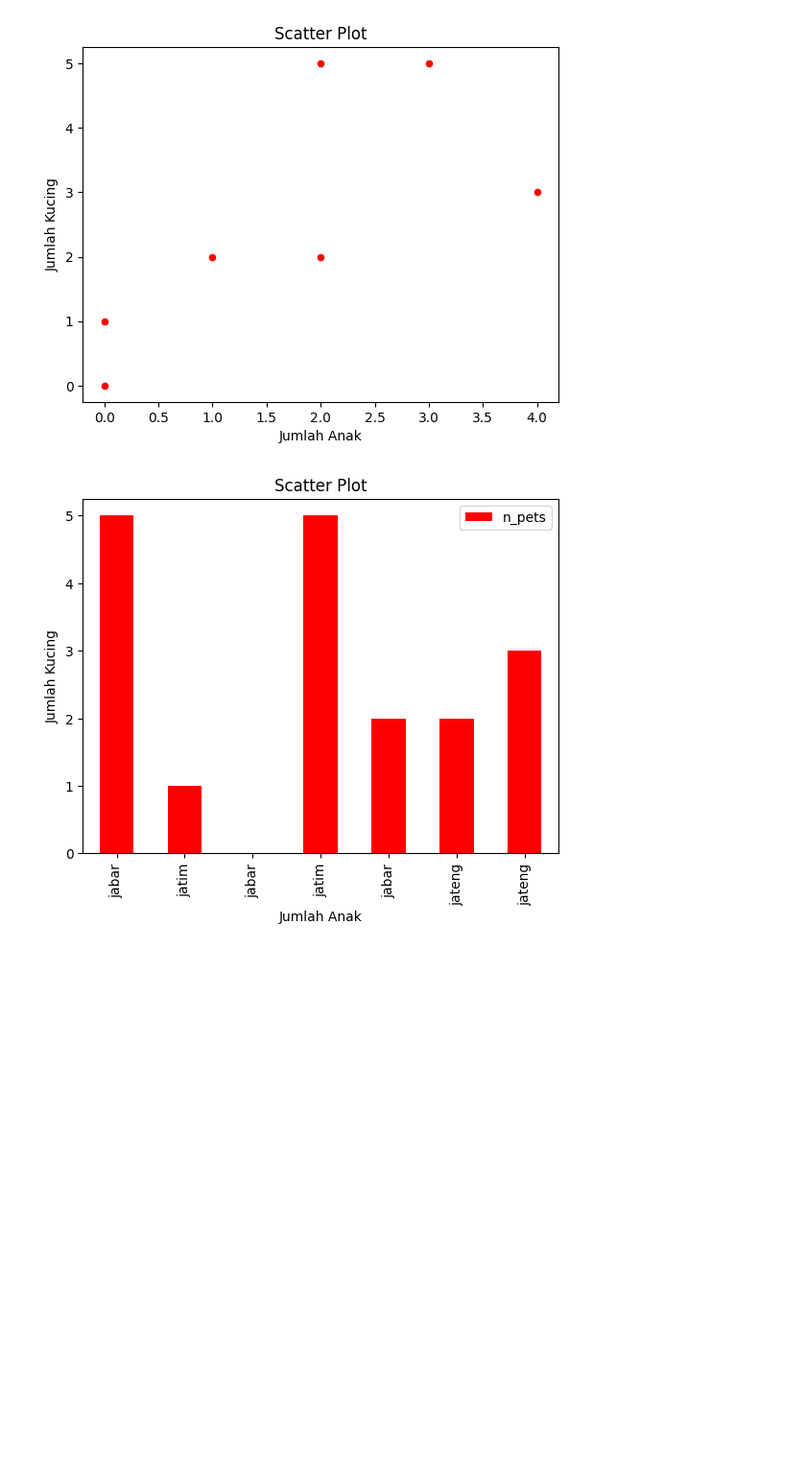
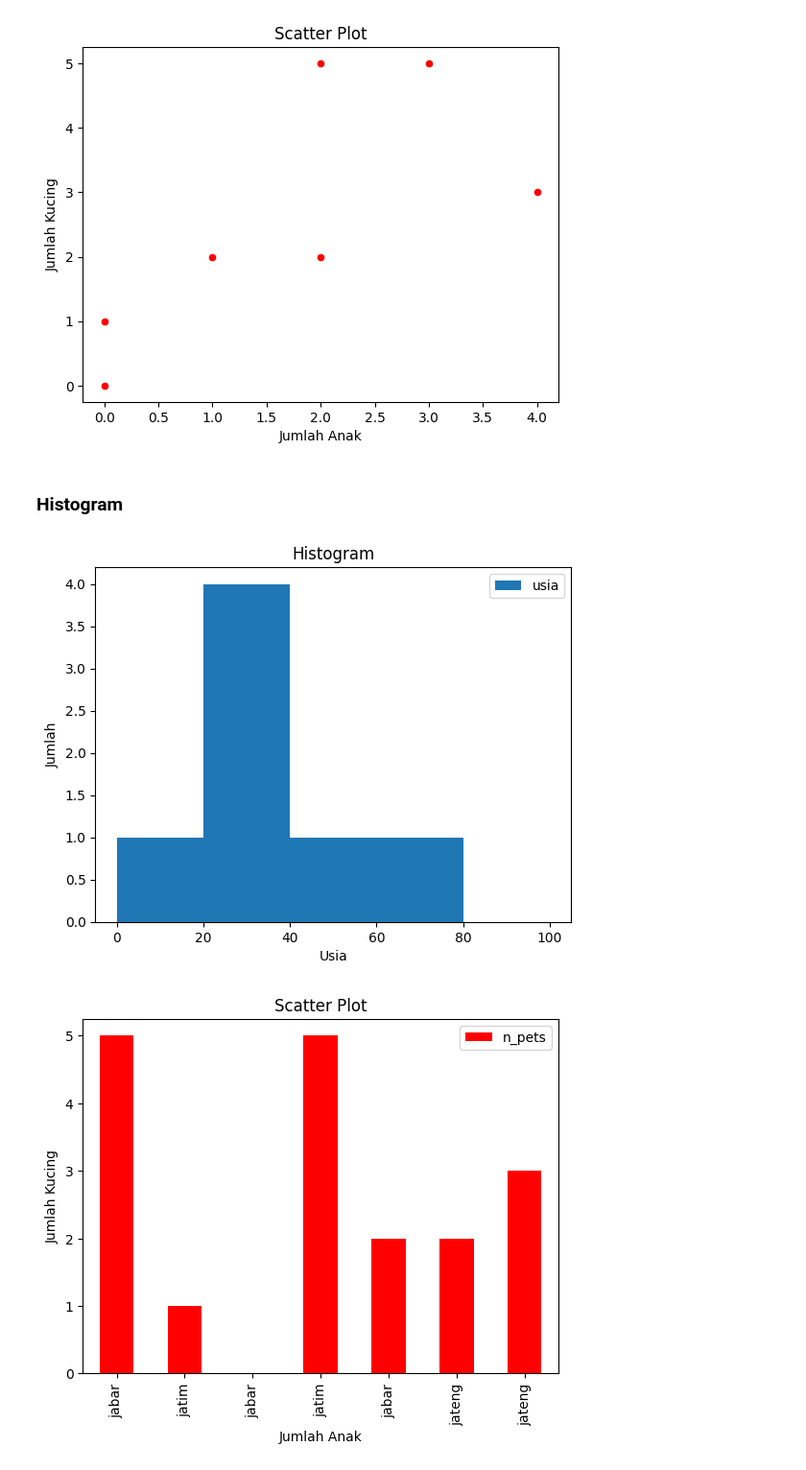
Before and after one commit to LatiefDataVisionary/matplotlib-with-indonesia-belajar, a Jupyter notebook: Matplotlib_20_|_Pandas_Data_Frame_dan_Matplotlib_|_Part_1.ipynb, the cells around one changed output. Shown at 96% size. Drawn from its saved outputs; the diff is of its cells as text; code cells hidden in the pictures; blank space fills up the shorter version.

Commit message:
Histogram

```diff
--- a/Matplotlib_20_|_Pandas_Data_Frame_dan_Matplotlib_|_Part_1.ipynb
+++ b/Matplotlib_20_|_Pandas_Data_Frame_dan_Matplotlib_|_Part_1.ipynb
@@ -46,6 +46,17 @@ plt.ylabel('Jumlah Kucing')
 plt.show()
 # %% [output]
 [figure]
+# %% [markdown]
+### **Histogram**
+# %%
+df[['usia']].plot(kind='hist', bins=[0, 20, 40, 60, 80, 100])
+
+plt.title('Histogram')
+plt.xlabel('Usia')
+plt.ylabel('Jumlah')
+plt.show()
+# %% [output]
+[figure, added]
 # %%
 # %% [output]
 [figure]
```
